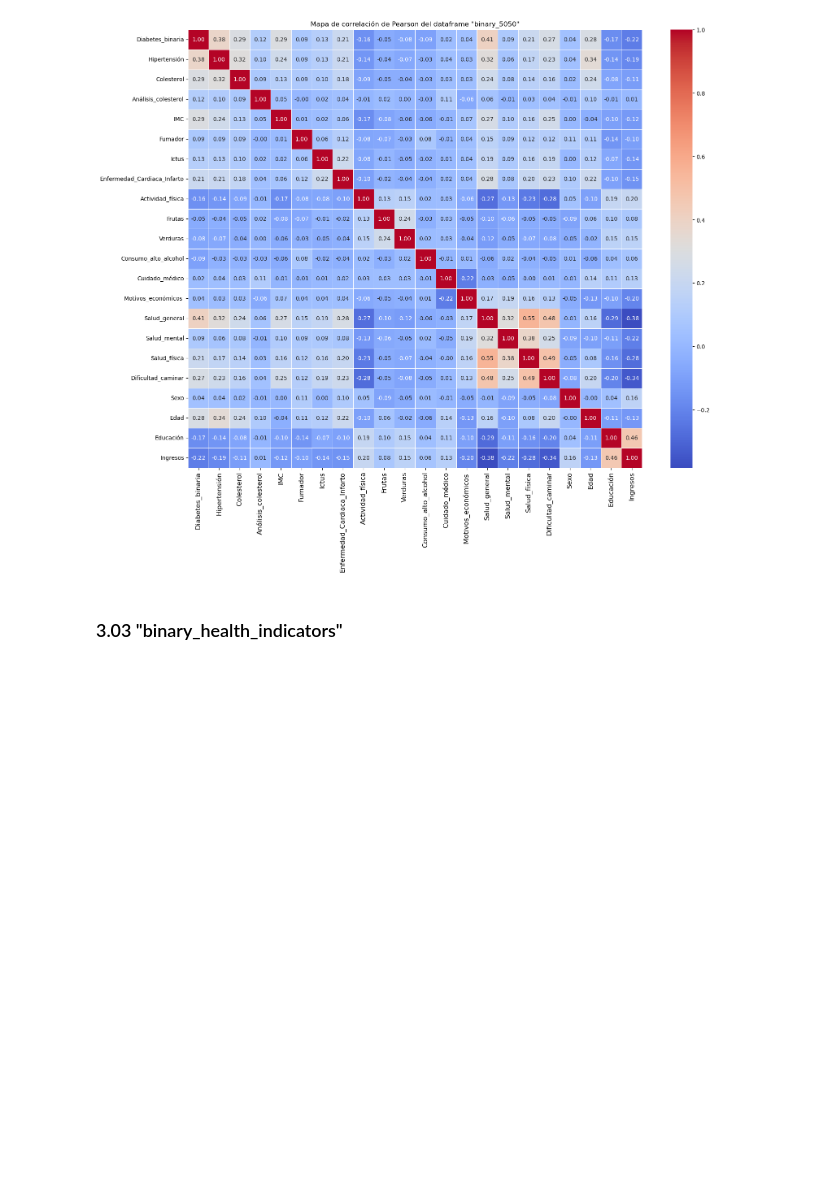
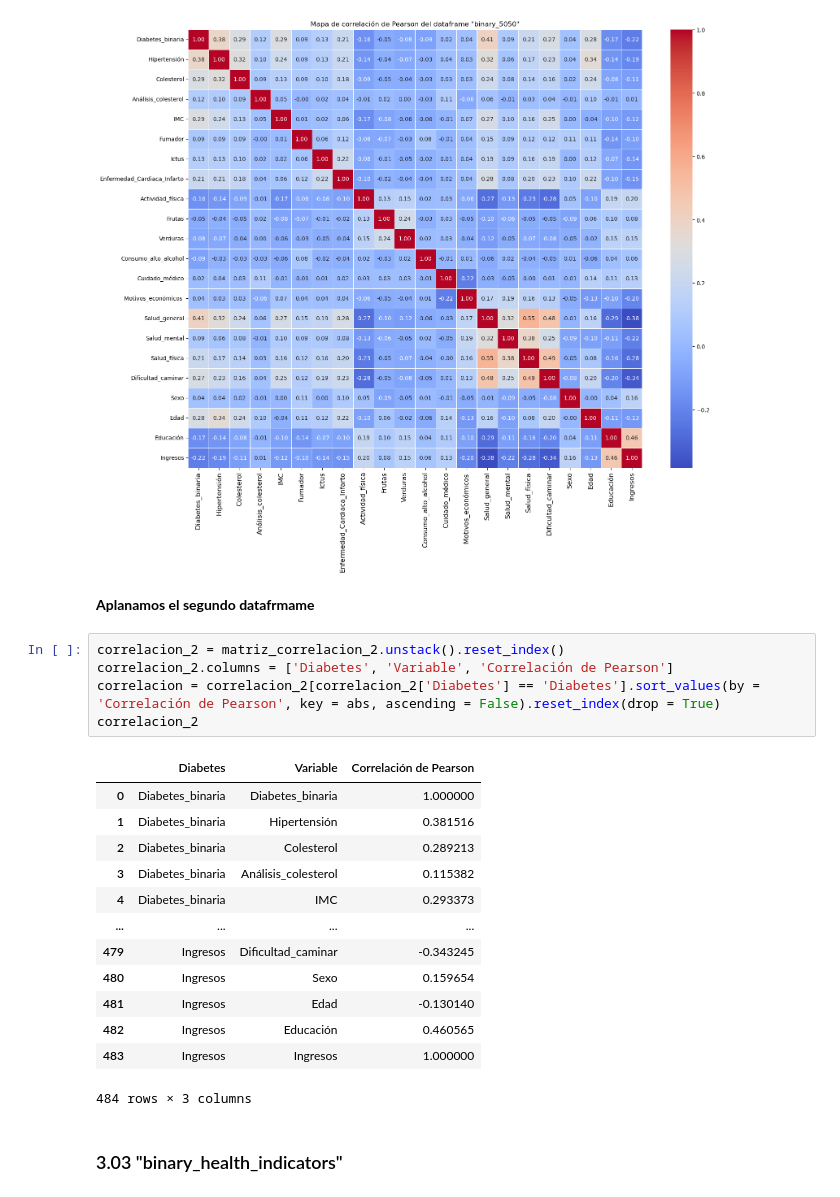
Before and after one commit to alexia-gm/Diabetes, a Jupyter notebook: prediccion_diabetes_doc.ipynb, the cells around one changed output. Saved outputs shown, nothing was run; the diff lists cells and outputs as text; blank space fills up the shorter version.

```diff
--- a/prediccion_diabetes_doc.ipynb
+++ b/prediccion_diabetes_doc.ipynb
@@ -586,6 +638,27 @@ plt.xticks(fontsize = 12)
 plt.show()
 # %% [output]
 [figure]
+# %% [markdown]
+**Aplanamos el segundo datafrmame**
+# %%
+correlacion_2 = matriz_correlacion_2.unstack().reset_index()
+correlacion_2.columns = ['Diabetes', 'Variable', 'Correlación de Pearson']
+correlacion = correlacion_2[correlacion_2['Diabetes'] == 'Diabetes'].sort_values(by = 'Correlación de Pearson', key = abs, ascending = False).reset_index(drop = True)
+correlacion_2
+# %% [output]
+|  | Diabetes | Variable | Correlación de Pearson |
+| 0 | Diabetes_binaria | Diabetes_binaria | 1.000000 |
+| 1 | Diabetes_binaria | Hipertensión | 0.381516 |
+| 2 | Diabetes_binaria | Colesterol | 0.289213 |
+| 3 | Diabetes_binaria | Análisis_colesterol | 0.115382 |
+| 4 | Diabetes_binaria | IMC | 0.293373 |
+| ... | ... | ... | ... |
+| 479 | Ingresos | Dificultad_caminar | -0.343245 |
+| 480 | Ingresos | Sexo | 0.159654 |
+| 481 | Ingresos | Edad | -0.130140 |
+| 482 | Ingresos | Educación | 0.460565 |
+| 483 | Ingresos | Ingresos | 1.000000 |
+484 rows × 3 columns
 # %% [markdown]
 ### 3.03 "binary_health_indicators"
 # %% [markdown]
```
Also changed, not shown: parts of 10 cells of this notebook.
